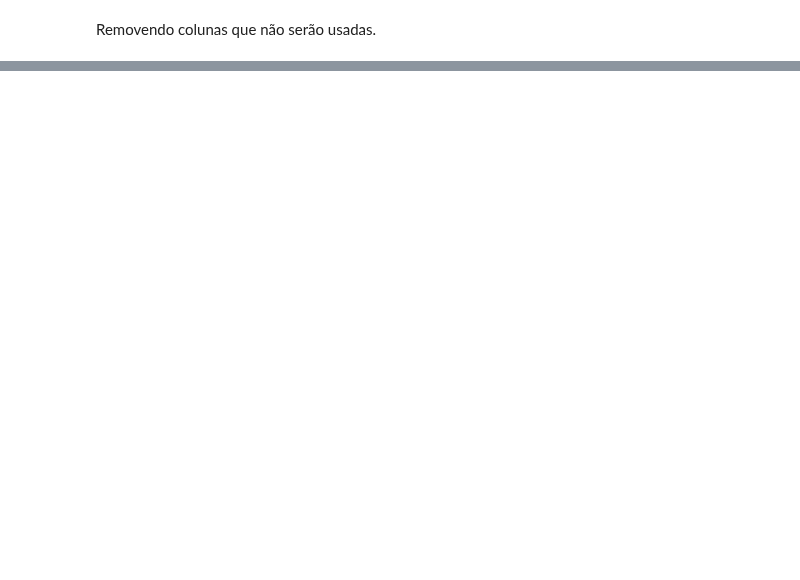
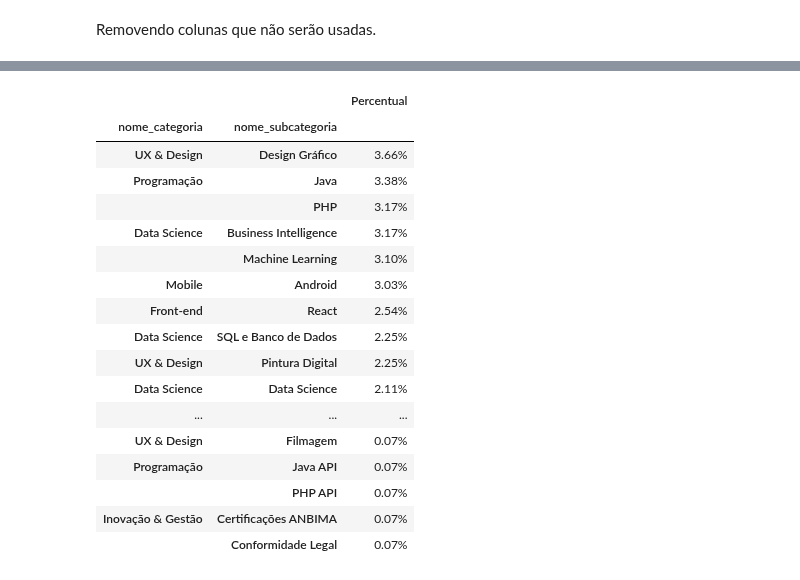
Before and after one commit to vitorcapdeville/alura-data-science, a Jupyter notebook: Semana_9_Pandas.ipynb, the cells around one changed output, grey strips where cells are left out. Drawn from its saved outputs; the diff is of its cells as text; code cells hidden in the pictures; blank space fills up the shorter version.

```diff
--- a/Semana_9_Pandas.ipynb
+++ b/Semana_9_Pandas.ipynb
@@ -169,3 +198,28 @@ cursos_pd.groupby(["nome_categoria", "nome_subcategoria"]).agg(
 |  | UX Writing | 4 | 0.28 |
 |  | Áudio (Produção e Pós-Produção) | 3 | 0.21 |
 112 rows × 2 columns
+# %%
+cursos_pd.value_counts(
+    subset=["nome_categoria", "nome_subcategoria"], normalize=True
+).to_frame(name="Percentual").style.format({"Percentual": "{:.2%}"}).bar(
+    subset=["Percentual"], color="lightblue"
+)
+# %% [output]
+|  |  | Percentual |
+| nome_categoria | nome_subcategoria |  |
+| UX & Design | Design Gráfico | 3.66% |
+| Programação | Java | 3.38% |
+|  | PHP | 3.17% |
+| Data Science | Business Intelligence | 3.17% |
+|  | Machine Learning | 3.10% |
+| Mobile | Android | 3.03% |
+| Front-end | React | 2.54% |
+| Data Science | SQL e Banco de Dados | 2.25% |
+| UX & Design | Pintura Digital | 2.25% |
+| Data Science | Data Science | 2.11% |
+| ... | ... | ... |
+| UX & Design | Filmagem | 0.07% |
+| Programação | Java API | 0.07% |
+|  | PHP API | 0.07% |
+| Inovação & Gestão | Certificações ANBIMA | 0.07% |
+|  | Conformidade Legal | 0.07% |
```
Also changed, not shown: parts of 5 cells of this notebook.
